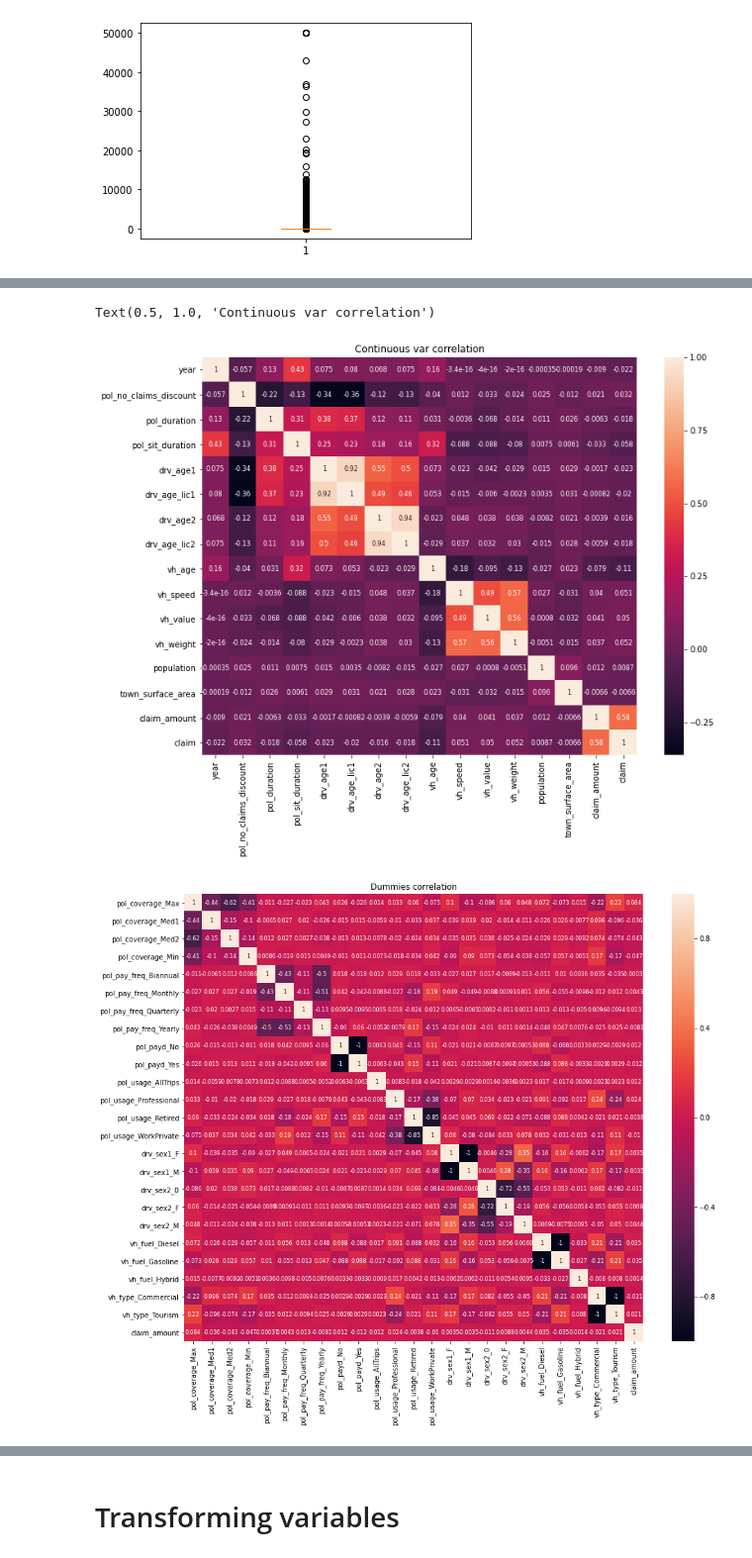
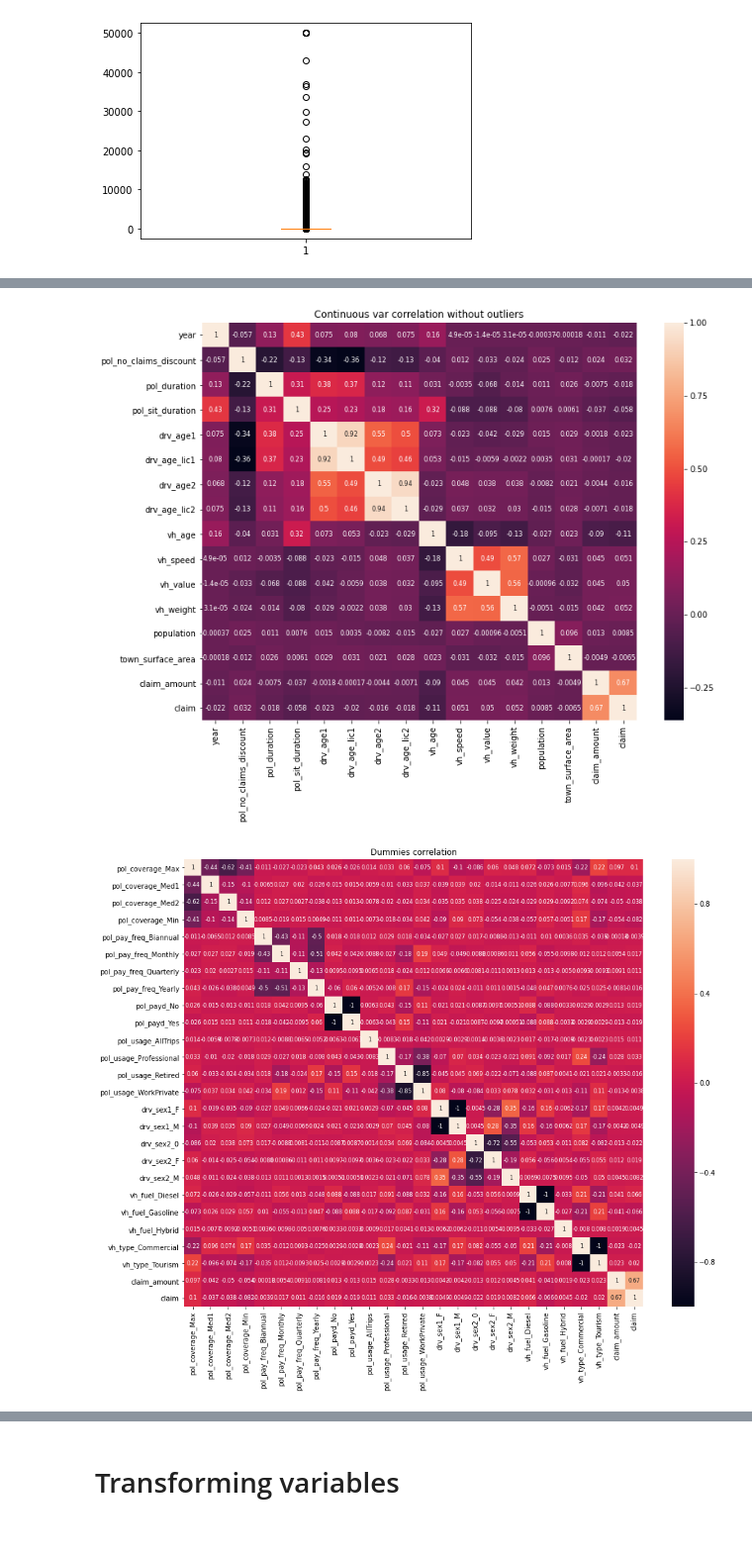
Before and after one commit to mariaferrol1988/experiments, a Jupyter notebook: projects/insurance/insurance.ipynb, the cells around one changed output, grey strips where cells are left out. Shown at 99% size. Cells and saved outputs as stored; diff of their text form; code cells hidden in the pictures.

```diff
--- a/projects/insurance/insurance.ipynb
+++ b/projects/insurance/insurance.ipynb
@@ -87,7 +87,7 @@ corr_dummies = ['pol_coverage_Max',  'pol_coverage_Med1', 'pol_coverage_Med2', '
 'pol_pay_freq_Yearly', 'pol_payd_No', 'pol_payd_Yes', 'pol_usage_AllTrips',
 'pol_usage_Professional','pol_usage_Retired', 'pol_usage_WorkPrivate', 'drv_sex1_F',
 'drv_sex1_M', 'drv_sex2_0', 'drv_sex2_F', 'drv_sex2_M','vh_fuel_Diesel', 'vh_fuel_Gasoline',
-'vh_fuel_Hybrid', 'vh_type_Commercial', 'vh_type_Tourism', 'claim_amount']
+'vh_fuel_Hybrid', 'vh_type_Commercial', 'vh_type_Tourism', 'claim_amount','claim']
 float_list = ['year','pol_no_claims_discount','pol_duration','pol_sit_duration','drv_age1', 'drv_age_lic1',
               'drv_age2','drv_age_lic2','vh_age','vh_speed','vh_value','vh_weight','population',
               'town_surface_area','claim_amount']
@@ -118,3 +118,6 @@ plt.boxplot(df['claim_amount'])
 plt.show()
 # %% [output]
 [figure]
+# %%
+# Filter values
+df2 = df[df['claim_amount'] <= 9000]
@@ -121,16 +148,16 @@ plt.show()
 # %%
-# Correlation with continuous variables is very low
-fig, ax = plt.subplots(figsize=(12,9))
-ax = sns.heatmap(df[float_list2].corr(), annot = True,  annot_kws={"size":8})
-ax.set_title('Continuous var correlation')
+# Correlation plot with continuous variables
+fig, ax = plt.subplots(figsize = (12,9))
+ax = sns.heatmap(df2[float_list2].corr(), annot = True, annot_kws = {"size":8})
+ax.set_title('Continuous var correlation without outliers')
+plt.show()
 # %% [output]
-Text(0.5, 1.0, 'Continuous var correlation')
-[figure, old version]
+[figure, new version]
 # %%
-# As well as correlation with
+# Correlation plot with no continous variables
 fig, ax = plt.subplots(figsize = (15,12))
-ax = sns.heatmap(df[corr_dummies].corr(), annot = True,  annot_kws={"size":8})
+ax = sns.heatmap(df2[corr_dummies].corr(), annot = True,  annot_kws={"size":8})
 ax.set_title('Dummies correlation')
 plt.show()
 # %% [output]
-[figure, old version]
+[figure, new version]
```
Also changed, not shown: parts of 10 cells of this notebook.
